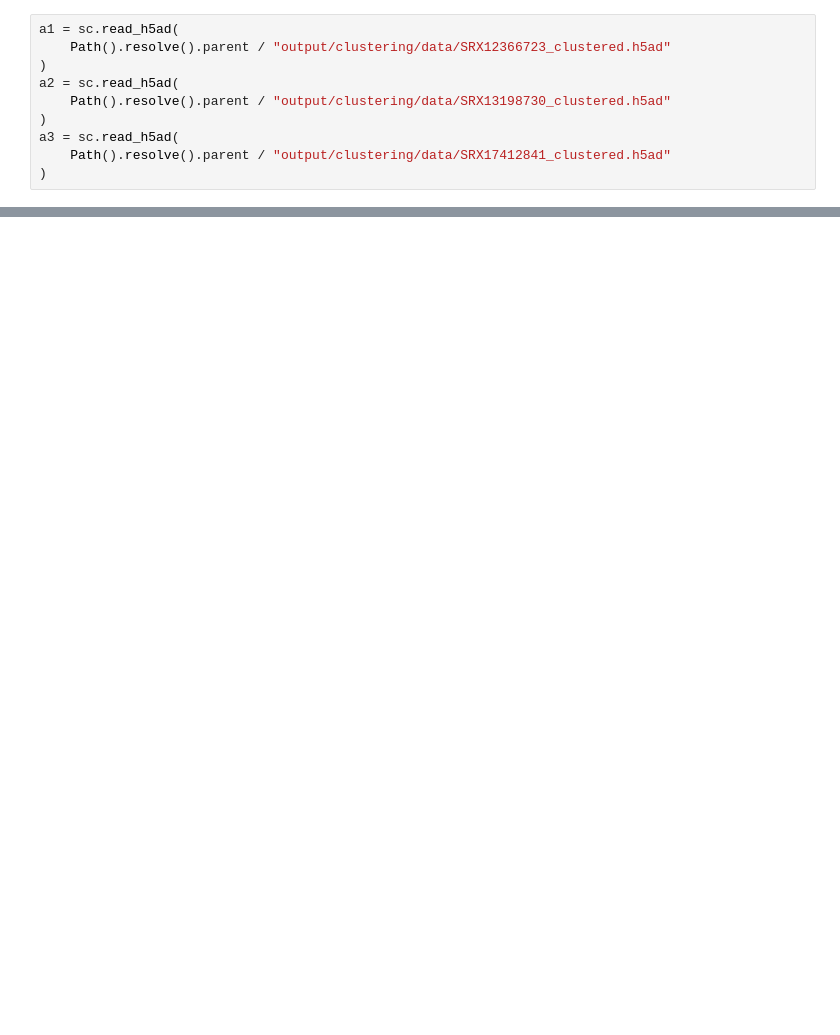
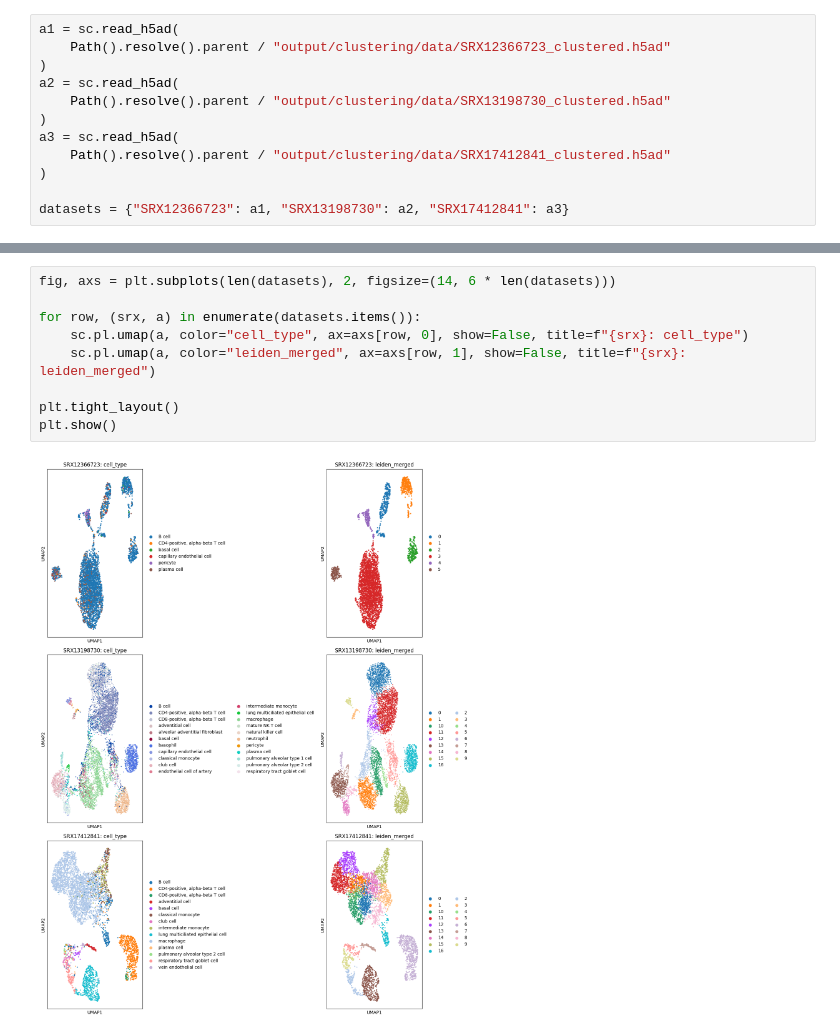
Before and after one commit to otodreas/scBaseCount_Pipeline, a Jupyter notebook: notebooks/dataset-state-matrix.ipynb, the cells around one changed output, grey strips where cells are left out. Drawn from its saved outputs; the diff is of its cells as text; blank space fills up the shorter version.

Commit message:
update dataset matrix

```diff
--- a/notebooks/dataset-state-matrix.ipynb
+++ b/notebooks/dataset-state-matrix.ipynb
@@ -11,3 +74,5 @@ a2 = sc.read_h5ad(
 a3 = sc.read_h5ad(
     Path().resolve().parent / "output/clustering/data/SRX17412841_clustered.h5ad"
 )
+
+datasets = {"SRX12366723": a1, "SRX13198730": a2, "SRX17412841": a3}
@@ -14 +111,12 @@ a3 = sc.read_h5ad(
+# %%
+fig, axs = plt.subplots(len(datasets), 2, figsize=(14, 6 * len(datasets)))
+
+for row, (srx, a) in enumerate(datasets.items()):
+    sc.pl.umap(a, color="cell_type", ax=axs[row, 0], show=False, title=f"{srx}: cell_type")
+    sc.pl.umap(a, color="leiden_merged", ax=axs[row, 1], show=False, title=f"{srx}: leiden_merged")
+
+plt.tight_layout()
+plt.show()
+# %% [output]
+[figure, added]
 # %%
```
Also changed, not shown: parts of 6 cells of this notebook, 7 other files.
